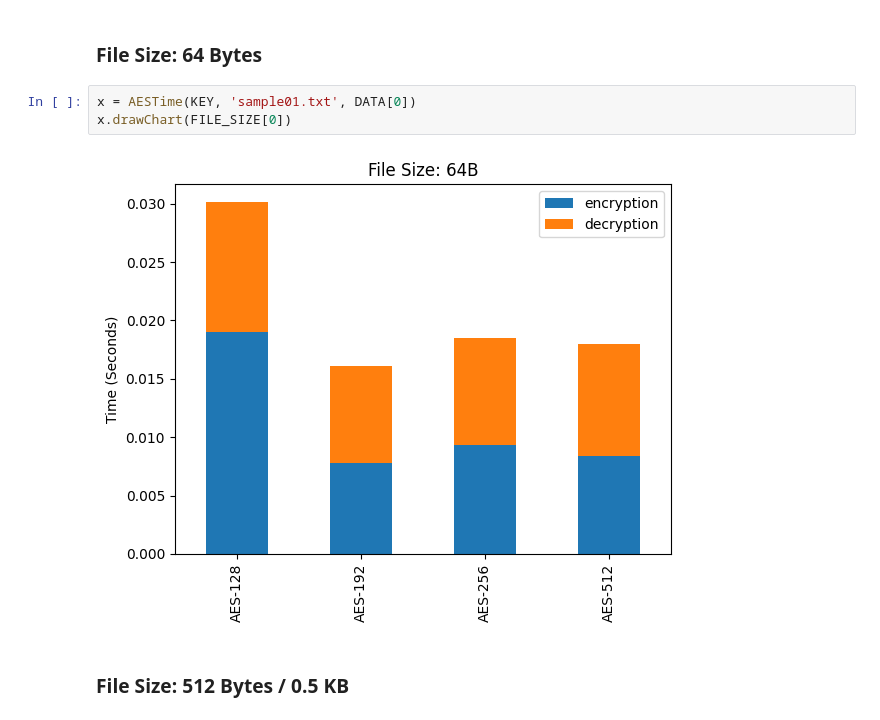
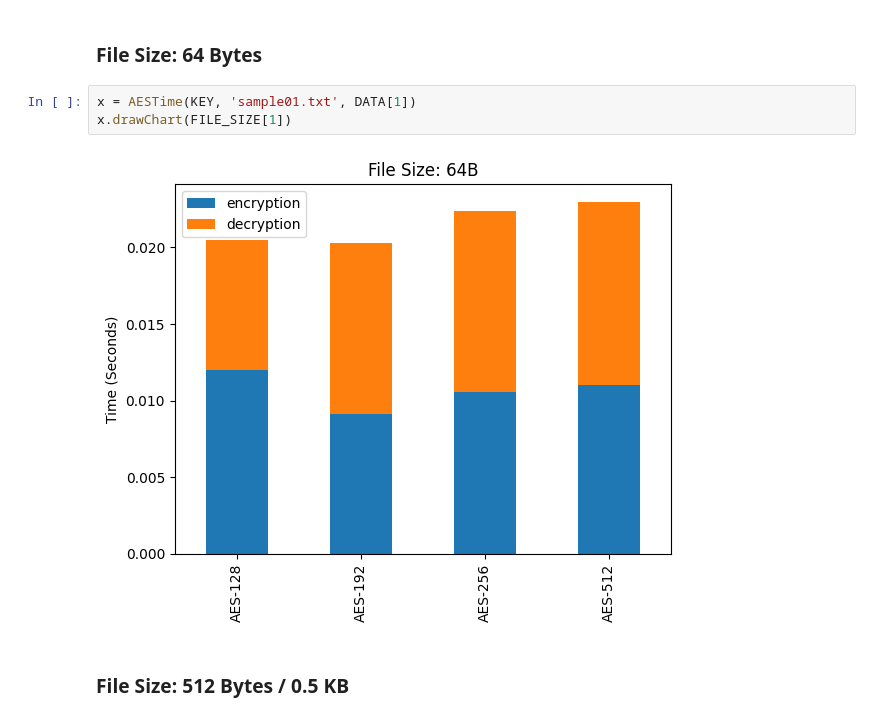
Before and after one commit to sandeep-shaw10/cshb-model, a Jupyter notebook: analysis/AES3-EncryptTime.ipynb, the cells around one changed output. Saved outputs shown, nothing was run; the diff lists cells and outputs as text.

```diff
--- a/analysis/AES3-EncryptTime.ipynb
+++ b/analysis/AES3-EncryptTime.ipynb
@@ -93,11 +93,11 @@ class AESTime:
         plt.ylabel("Time (Seconds)")
 # %% [markdown]
 ### File Size: 64 Bytes
-# %%
-x = AESTime(KEY, 'sample01.txt', DATA[0])
-x.drawChart(FILE_SIZE[0])
-# %% [output]
-[figure, removed]
+# %%
+x = AESTime(KEY, 'sample01.txt', DATA[1])
+x.drawChart(FILE_SIZE[1])
+# %% [output]
+[figure, added]
 # %% [markdown]
 ### File Size: 512 Bytes / 0.5 KB
 # %%
```
Also changed, not shown: parts of 7 cells of this notebook, 23 other files.
